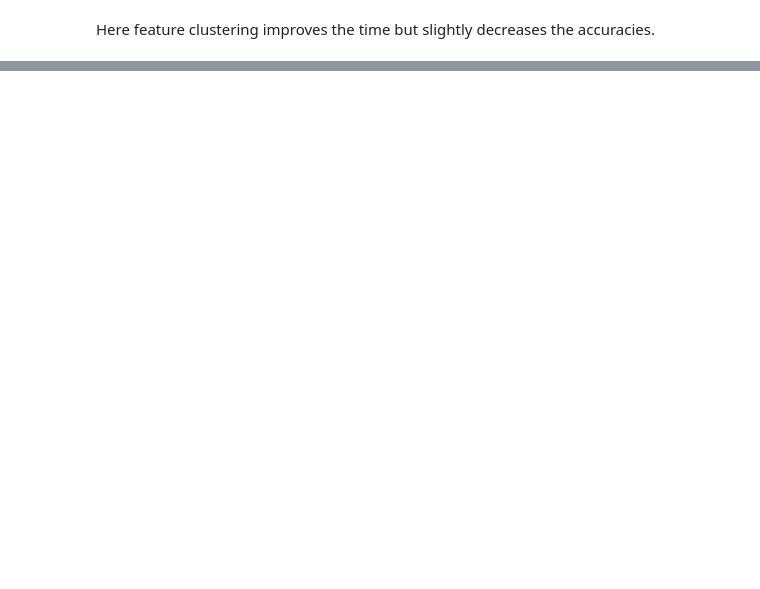
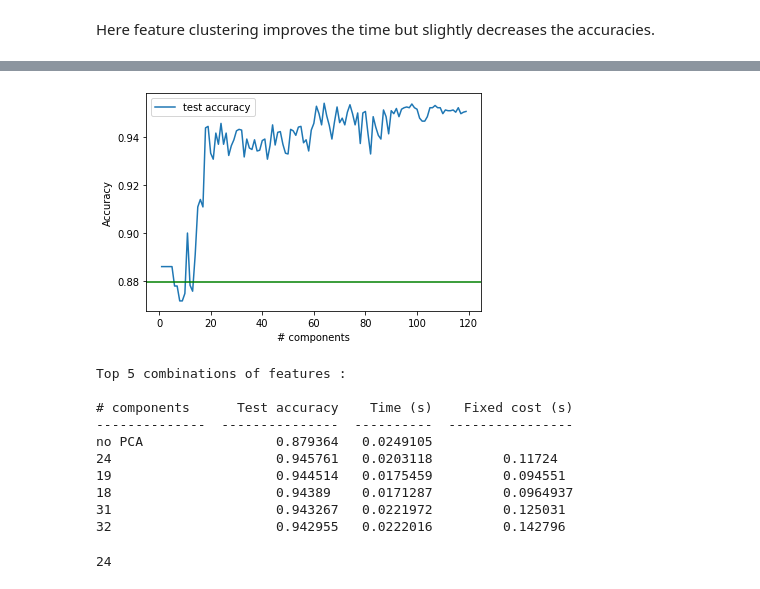
Before and after one commit to roussieau/masterthesis, a Jupyter notebook: src/machine_learning/NaiveBayes/principal_components_analysis.ipynb, the cells around one changed output, grey strips where cells are left out. Drawn from its saved outputs; the diff is of its cells as text; code cells hidden in the pictures; blank space fills up the shorter version.

Commit message:
new runs + fix for pca over time

```diff
--- a/src/machine_learning/NaiveBayes/principal_components_analysis.ipynb
+++ b/src/machine_learning/NaiveBayes/principal_components_analysis.ipynb
@@ -33,0 +55,15 @@ Here feature clustering improves the time but slightly decreases the accuracies.
+# %%
+PCA_components('../../dumps/various_sizes/16K.csv','bernoulli')
+# %% [output]
+[figure, added]
+Top 5 combinations of features :
+
+# components      Test accuracy    Time (s)    Fixed cost (s)
+--------------  ---------------  ----------  ----------------
+no PCA                 0.879364   0.0249105
+24                     0.945761   0.0203118         0.11724
+19                     0.944514   0.0175459         0.094551
+18                     0.94389    0.0171287         0.0964937
+31                     0.943267   0.0221972         0.125031
+32                     0.942955   0.0222016         0.142796
+24
```
Also changed, not shown: parts of 6 cells of this notebook, 11 other files.
